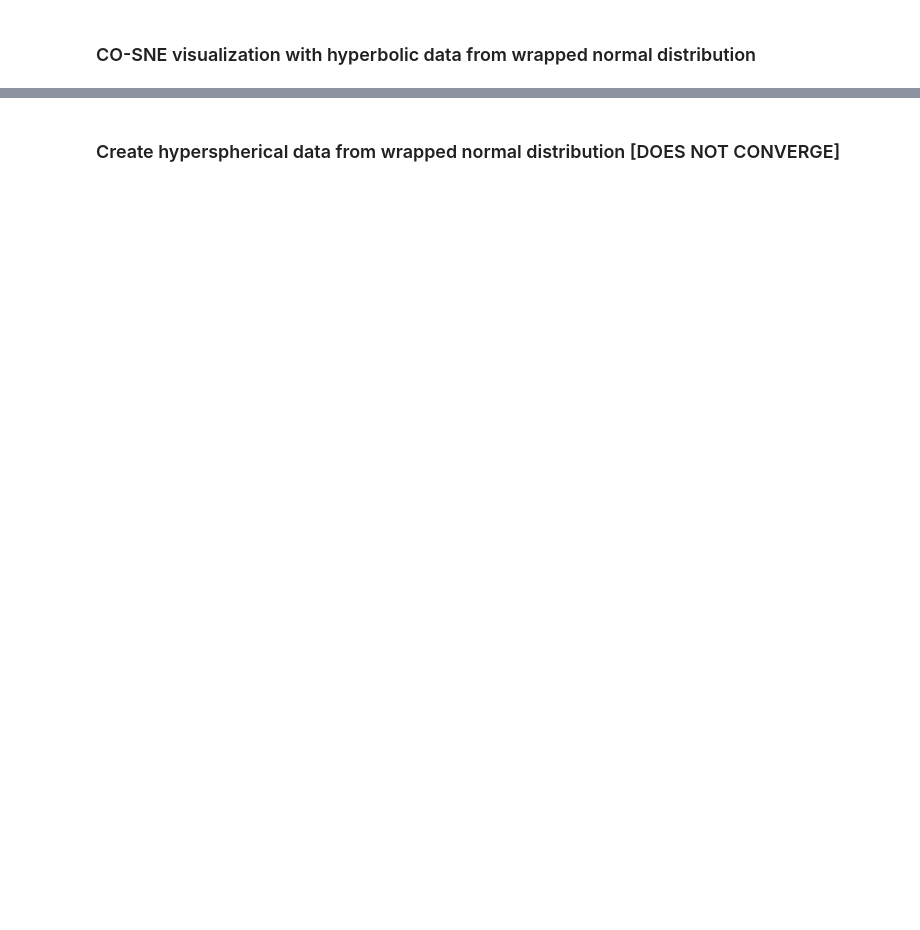
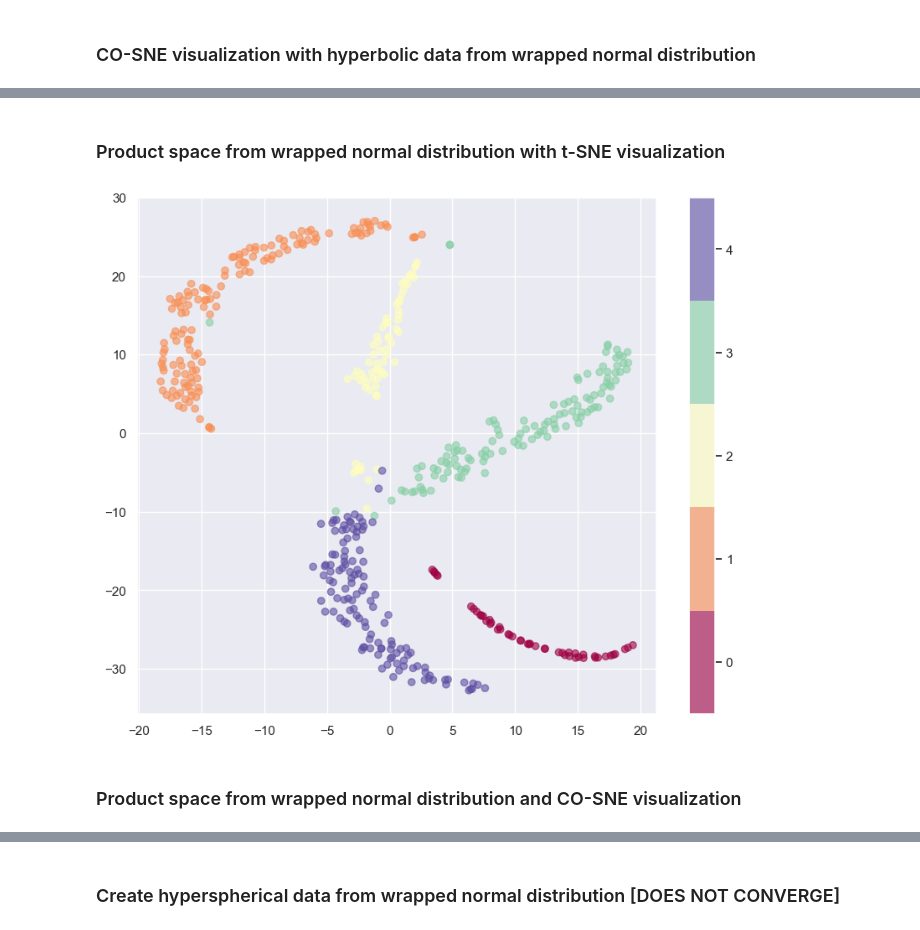
Before and after one commit to qc2321/PS-SNE, a Jupyter notebook: ps_sne.ipynb, the cells around one changed output, grey strips where cells are left out. Saved outputs shown, nothing was run; the diff lists cells and outputs as text; code cells hidden in the pictures; blank space fills up the shorter version.

```diff
--- a/ps_sne.ipynb
+++ b/ps_sne.ipynb
@@ -192,0 +198,12 @@ plt.show()
+# %% [markdown]
+### Product space from wrapped normal distribution with t-SNE visualization
+# %%
+ps = ProductSpace(signature=[(5, -1.), (5, 1.), (5, 0.)], seed=8)
+n_samples = 500
+n_classes = 5
+ps.sample_clusters(
+    num_points=n_samples,
+    num_classes=n_classes,
+    cov_scale=0.3,
+    sigma=1.0
+)
@@ -192,0 +215,13 @@ plt.show()
+# %%
+plt.figure(figsize=(10, 8))
+scatter = plt.scatter(ps_X_tsne[:, 0], ps_X_tsne[:, 1],
+                        c=ps.y.astype(int),
+                        cmap='Spectral',
+                        alpha=0.6)
+plt.colorbar(boundaries=np.arange(n_classes+1)-0.5).set_ticks(np.arange(n_classes))
+plt.savefig("./saved_figures/" + "t-SNE_ps.png", bbox_inches='tight', dpi=fig.dpi)
+plt.show()
+# %% [output]
+[figure, added]
+# %% [markdown]
+### Product space from wrapped normal distribution and CO-SNE visualization
```
Also changed, not shown: parts of 30 cells of this notebook, 3 other files.
